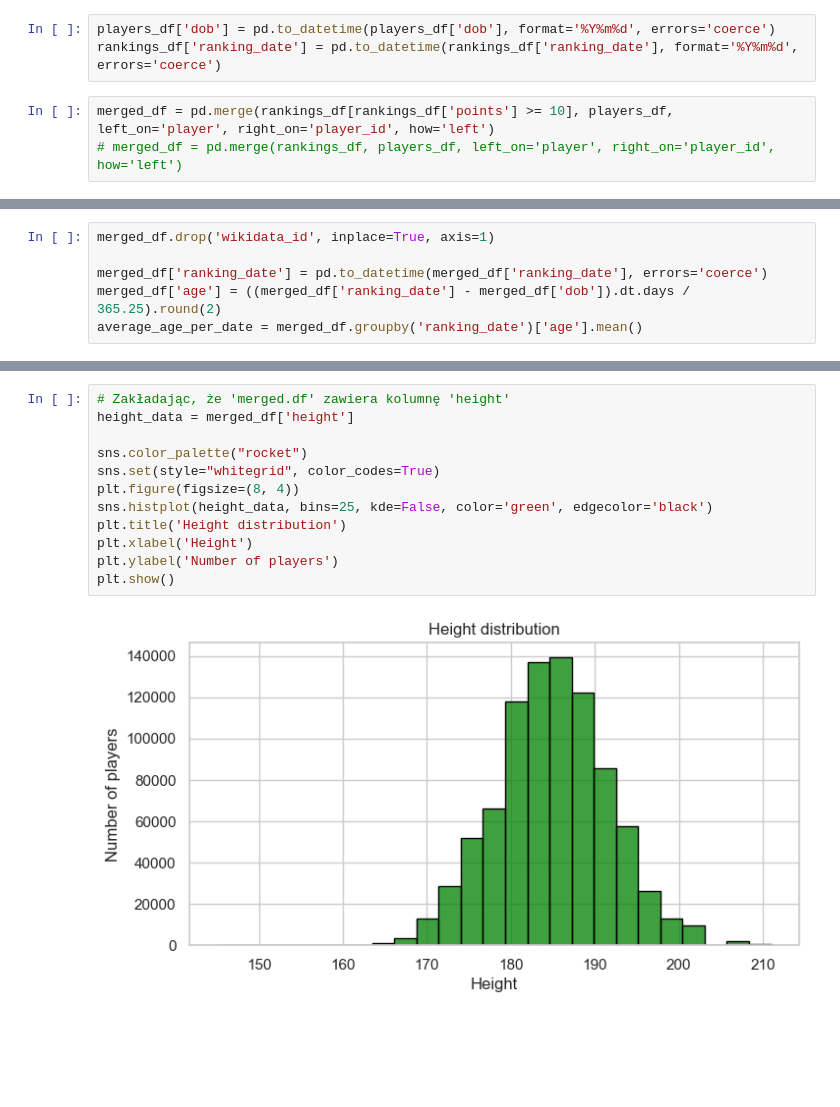
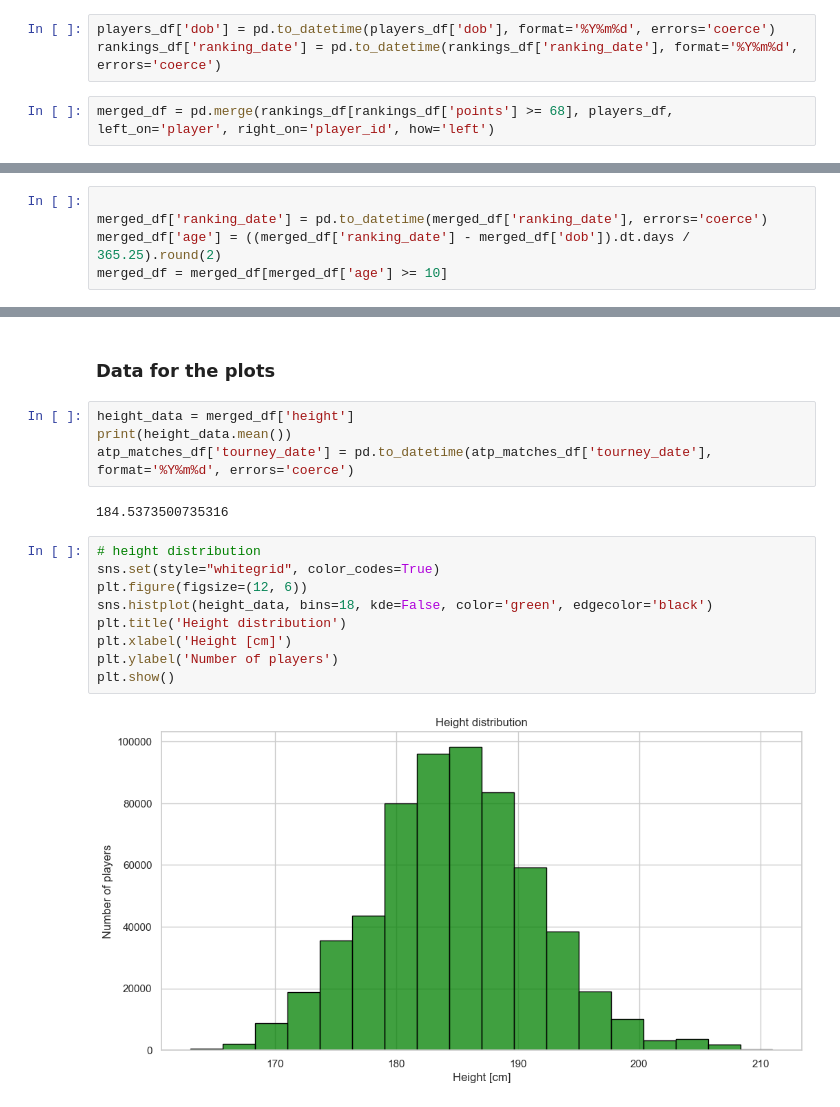
Before and after one commit to jarekserafin/tennis_atp, a Jupyter notebook: rankings.ipynb, the cells around one changed output, grey strips where cells are left out. Cells and saved outputs as stored; diff of their text form; blank space fills up the shorter version.

```diff
--- a/rankings.ipynb
+++ b/rankings.ipynb
@@ -59,5 +52,4 @@ players_df
 players_df['dob'] = pd.to_datetime(players_df['dob'], format='%Y%m%d', errors='coerce')
 rankings_df['ranking_date'] = pd.to_datetime(rankings_df['ranking_date'], format='%Y%m%d', errors='coerce')
 # %%
-merged_df = pd.merge(rankings_df[rankings_df['points'] >= 10], players_df, left_on='player', right_on='player_id', how='left')
-# merged_df = pd.merge(rankings_df, players_df, left_on='player', right_on='player_id', how='left')
+merged_df = pd.merge(rankings_df[rankings_df['points'] >= 68], players_df, left_on='player', right_on='player_id', how='left')
@@ -64,6 +58,5 @@ merged_df = pd.merge(rankings_df[rankings_df['points'] >= 10], players_df, left_
 # %%
-merged_df.drop('wikidata_id', inplace=True, axis=1)
 
 merged_df['ranking_date'] = pd.to_datetime(merged_df['ranking_date'], errors='coerce')
 merged_df['age'] = ((merged_df['ranking_date'] - merged_df['dob']).dt.days / 365.25).round(2)
-average_age_per_date = merged_df.groupby('ranking_date')['age'].mean()
+merged_df = merged_df[merged_df['age'] >= 10]
@@ -86,15 +63,20 @@ merged_df
+# %% [markdown]
+### Data for the plots
+# %%
+height_data = merged_df['height']
+print(height_data.mean())
+atp_matches_df['tourney_date'] = pd.to_datetime(atp_matches_df['tourney_date'], format='%Y%m%d', errors='coerce')
+# %% [output]
+184.5373500735316
 # %%
-# Zakładając, że 'merged.df' zawiera kolumnę 'height'
-height_data = merged_df['height']
-
-sns.color_palette("rocket")
+# height distribution
 sns.set(style="whitegrid", color_codes=True)
-plt.figure(figsize=(8, 4))
-sns.histplot(height_data, bins=25, kde=False, color='green', edgecolor='black')
+plt.figure(figsize=(12, 6))
+sns.histplot(height_data, bins=18, kde=False, color='green', edgecolor='black')
 plt.title('Height distribution')
-plt.xlabel('Height')
+plt.xlabel('Height [cm]')
 plt.ylabel('Number of players')
 plt.show()
 # %% [output]
-[figure, old version]
+[figure, new version]
 # %%
```
Also changed, not shown: parts of 24 cells of this notebook.
